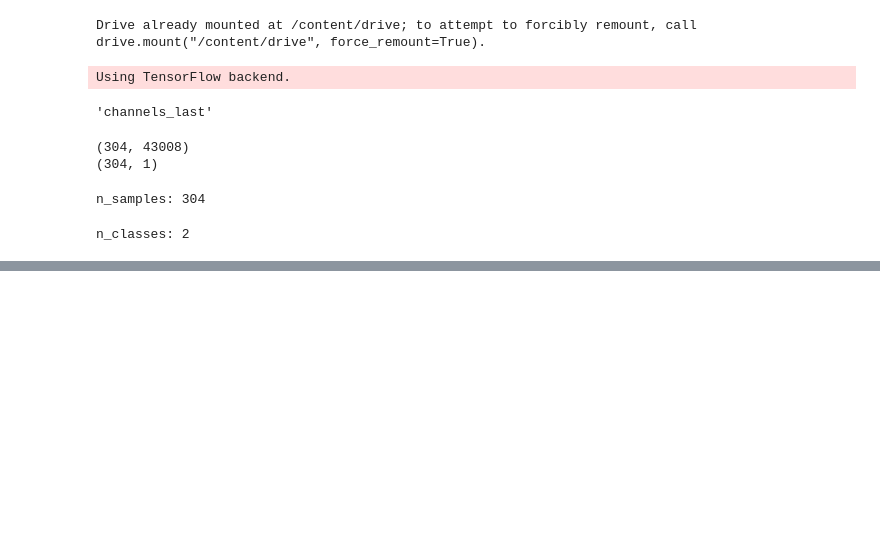
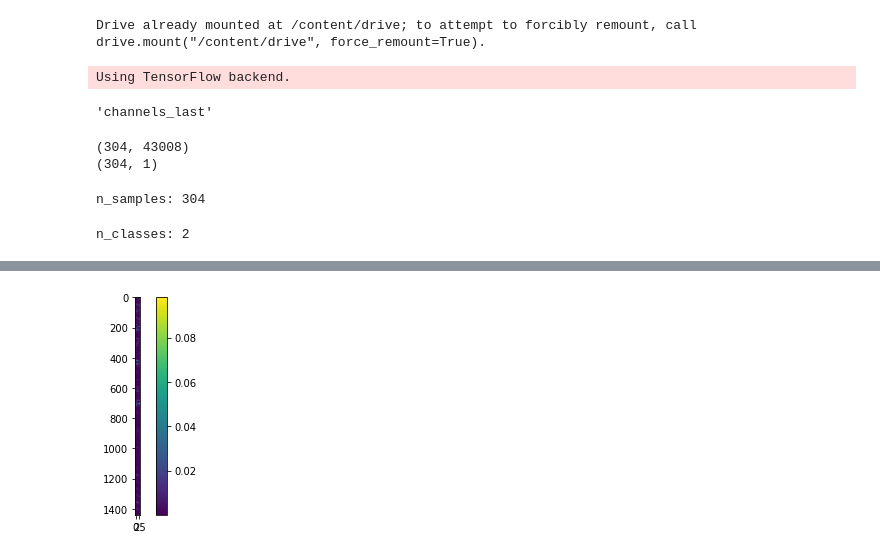
Before and after one commit to EdgarMoyete/MentalCalculationClassification, a Jupyter notebook: STFT/STFT-CNN2D.ipynb, the cells around one changed output, grey strips where cells are left out. Drawn from its saved outputs; the diff is of its cells as text; code cells hidden in the pictures; blank space fills up the shorter version.

```diff
--- a/STFT/STFT-CNN2D.ipynb
+++ b/STFT/STFT-CNN2D.ipynb
@@ -35,19 +34,10 @@ K.image_data_format()
 'channels_last'
 # %%
 # todos los canales
-x = pd.read_csv("/content/drive/My Drive/MentalCalculation/Datos/MeCa15RMFH-3.csv", header=None)
-
-# centrales y parietales
-# x = pd.read_csv("../Datos/MeCaCenPar15RMFH-3.csv", header=None)
-
-# ventaneo
-# x = pd.read_csv("../Datos/VentaneoMC-15-3.csv", header=None)
+x = pd.read_csv("/content/drive/My Drive/MentalCalculation/Datos/MeCa_car_15_3.csv", header=None)
 
 # etiquetas
 y = pd.read_csv("/content/drive/My Drive/MentalCalculation/Datos/EtiquetasMeCa15RMFH-03.csv", header=None).values
-
-# etiquetas ventaneo
-# y = pd.read_csv("../Datos/EtiquetasVenta-15-3.csv", header=None).values
 # %%
 print(x.shape)
 print(y.shape)
@@ -74,16 +61,17 @@ n_classes: 2
 # %%
 # unir 32 canales y resize de tamaño proporcional
-def unir_espectrogramas_vertical_todo(data):
-  dim = (5, 352) #ancho, alto
+def unir_espectrogramas_vertical(data):
   fs = 512
-  datos = np.zeros((data.shape[0],352,5))
-  temporal = np.zeros((352,5))
+  datos = np.zeros((data.shape[0],1440,27))
+  temporal = np.zeros((1440,27))
   for i in range(data.shape[0]): #n muestras
-    for j in range(32): #32 canales
+    for j in range(32): #n canales
       sig = data.iloc[i, j*1344:(j+1)*1344]
-      f, t, Sxx = spectrogram(sig, fs) #espectrograma de STFFT
-      temporal[j*11:(j+1)*11, :] = Sxx[4:15, :]
-    #resized = cv2.resize(temporal, dim, interpolation=cv2.INTER_AREA)
+      #sig = sig[160:1184]
+      #espectrograma de STFFT
+      f, t, Sxx = spectrogram(sig, fs=512, window='hann', nperseg=512,
+                              noverlap=480, nfft=1024, scaling='spectrum')
+      temporal[j*45:(j+1)*45, :] = Sxx[16:61, :]
     datos[i] = temporal
     if i % 100 == 0: #esto solo es para ver como avanza
       print(i)
@@ -164,3 +119,10 @@ print(np.mean(x))
+# %%
+plt.figure()
+plt.imshow(x[0])
+plt.colorbar()
+plt.show()
+# %% [output]
+[figure, added]
 # %%
 # convertir de 3D a 4D
 x = x.reshape((x.shape[0], x.shape[1], x.shape[2], 1))
```
Also changed, not shown: parts of 20 cells of this notebook, 6 other files.
